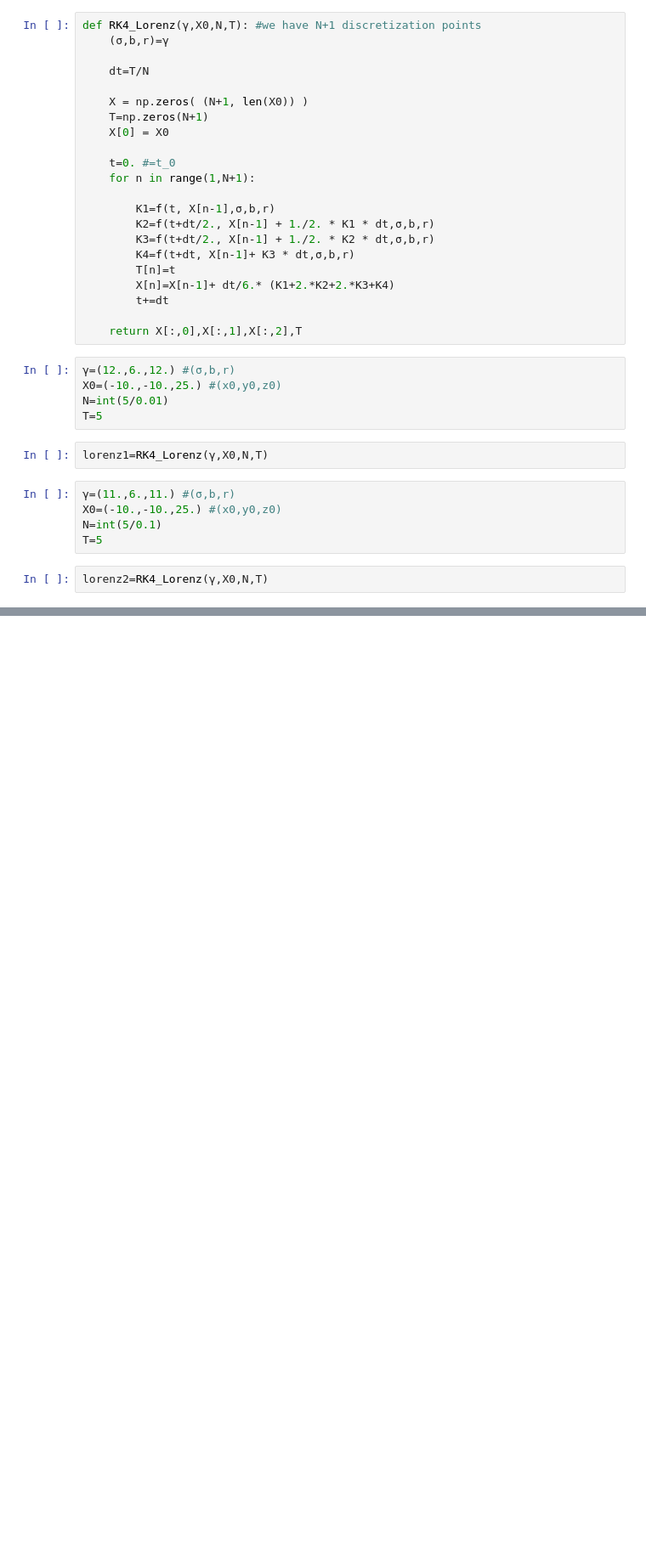
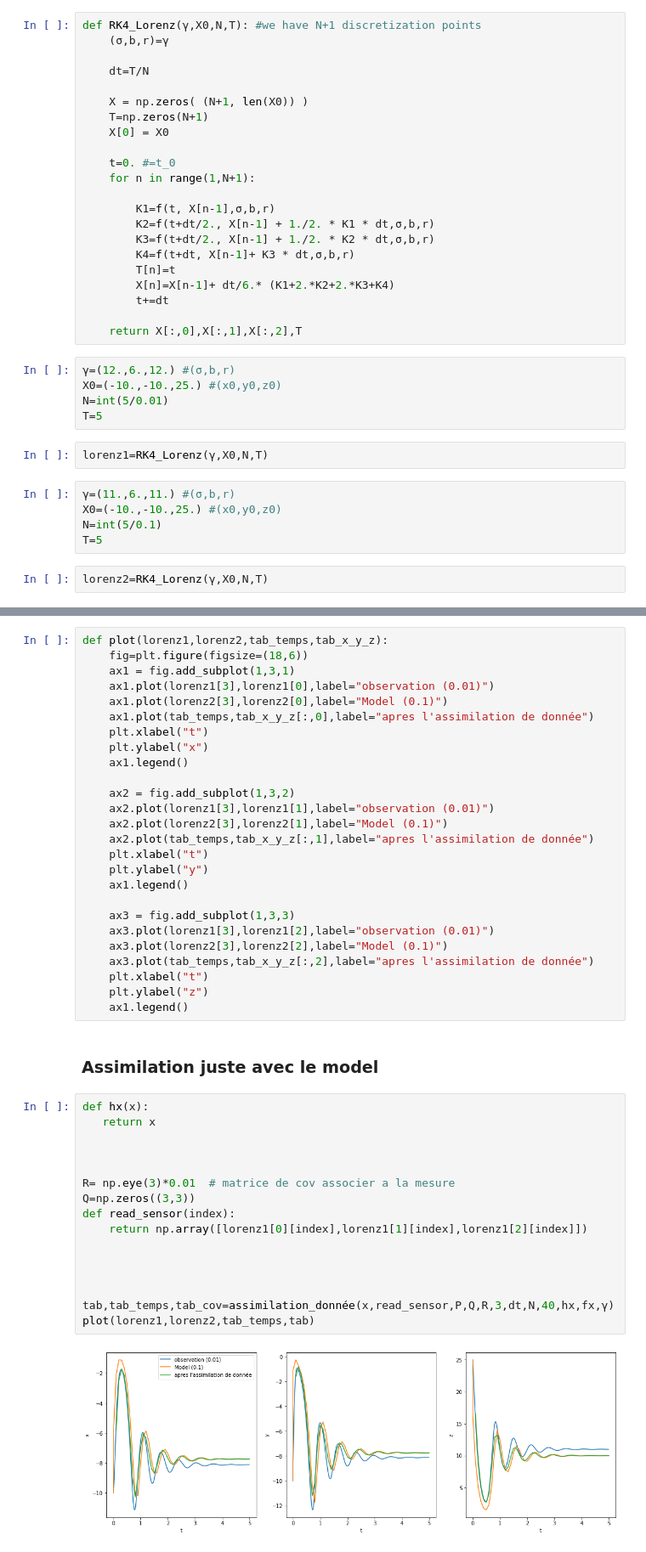
Before and after one commit to master-csmi/2022-m1-lorenz, a Jupyter notebook: kalman filter.ipynb, the cells around one changed output, grey strips where cells are left out. Shown: that part at 85% size. Saved outputs shown, nothing was run; the diff lists cells and outputs as text; blank space fills up the shorter version.

```diff
--- a/kalman filter.ipynb
+++ b/kalman filter.ipynb
@@ -230,0 +236,46 @@ ax1.legend()
+# %%
+def plot(lorenz1,lorenz2,tab_temps,tab_x_y_z):
+    fig=plt.figure(figsize=(18,6))
+    ax1 = fig.add_subplot(1,3,1)
+    ax1.plot(lorenz1[3],lorenz1[0],label="observation (0.01)")
+    ax1.plot(lorenz2[3],lorenz2[0],label="Model (0.1)")
+    ax1.plot(tab_temps,tab_x_y_z[:,0],label="apres l'assimilation de donnée")
+    plt.xlabel("t")
+    plt.ylabel("x")
+    ax1.legend()
+
+    ax2 = fig.add_subplot(1,3,2)
+    ax2.plot(lorenz1[3],lorenz1[1],label="observation (0.01)")
+    ax2.plot(lorenz2[3],lorenz2[1],label="Model (0.1)")
+    ax2.plot(tab_temps,tab_x_y_z[:,1],label="apres l'assimilation de donnée")
+    plt.xlabel("t")
+    plt.ylabel("y")
+    ax1.legend()
+
+    ax3 = fig.add_subplot(1,3,3)
+    ax3.plot(lorenz1[3],lorenz1[2],label="observation (0.01)")
+    ax3.plot(lorenz2[3],lorenz2[2],label="Model (0.1)")
+    ax3.plot(tab_temps,tab_x_y_z[:,2],label="apres l'assimilation de donnée")
+    plt.xlabel("t")
+    plt.ylabel("z")
+    ax1.legend()
+# %% [markdown]
+### Assimilation juste avec le model
+# %%
+def hx(x):
+   return x
+
+
+
+R= np.eye(3)*0.01  # matrice de cov associer a la mesure
+Q=np.zeros((3,3))
+def read_sensor(index):
+    return np.array([lorenz1[0][index],lorenz1[1][index],lorenz1[2][index]])
+
+
+
+
+tab,tab_temps,tab_cov=assimilation_donnée(x,read_sensor,P,Q,R,3,dt,N,40,hx,fx,γ)
+plot(lorenz1,lorenz2,tab_temps,tab)
+# %% [output]
+[figure, added]
```
Also changed, not shown: parts of 24 cells of this notebook.
